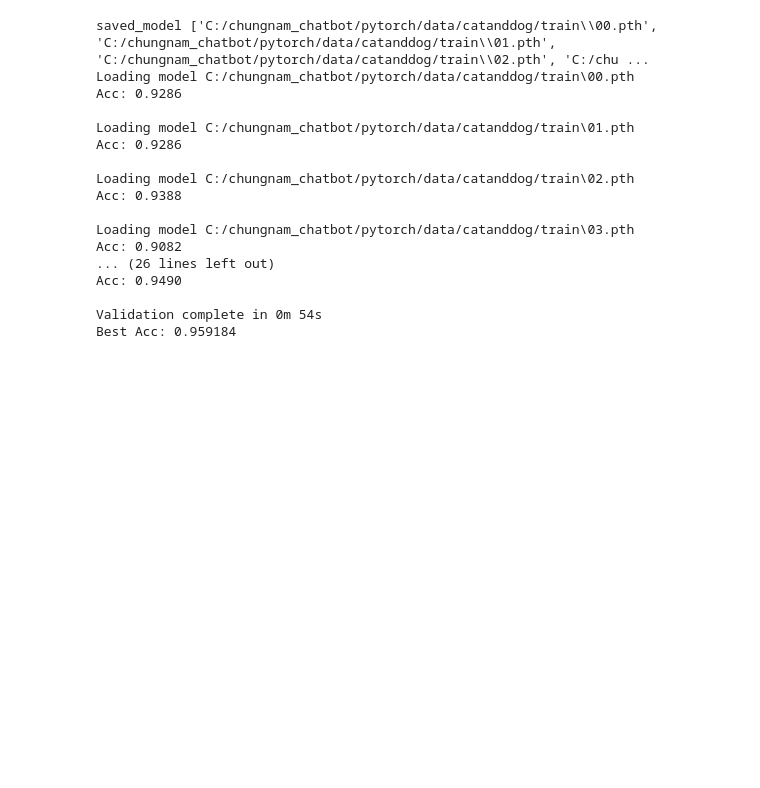
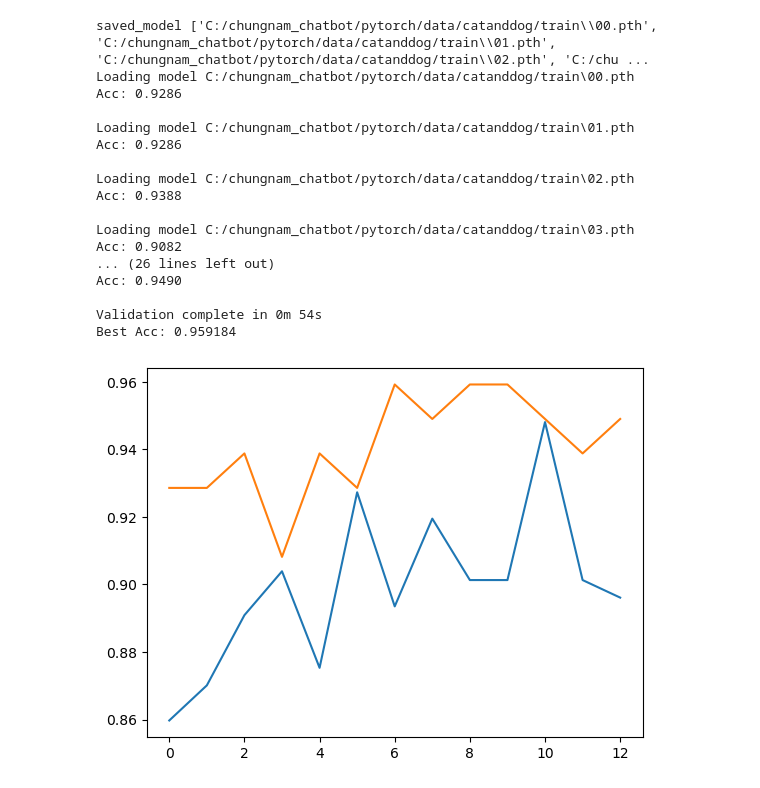
Before and after one commit to freshmea/chungnam_chatbot, a Jupyter notebook: pytorch/torch19.ipynb, the cells around one changed output. Saved outputs shown, nothing was run; the diff lists cells and outputs as text; code cells hidden in the pictures; blank space fills up the shorter version.

```diff
--- a/pytorch/torch19.ipynb
+++ b/pytorch/torch19.ipynb
@@ -271,3 +271,9 @@ Acc: 0.9490
 
 Validation complete in 0m 54s
 Best Acc: 0.959184
+# %%
+plt.plot(train_acc_hist) # 파란색
+plt.plot(val_acc_list) # 주황색
+plt.show()
+# %% [output]
+[figure, added]
```
Also changed, not shown: parts of 3 cells of this notebook, 3 other files.
